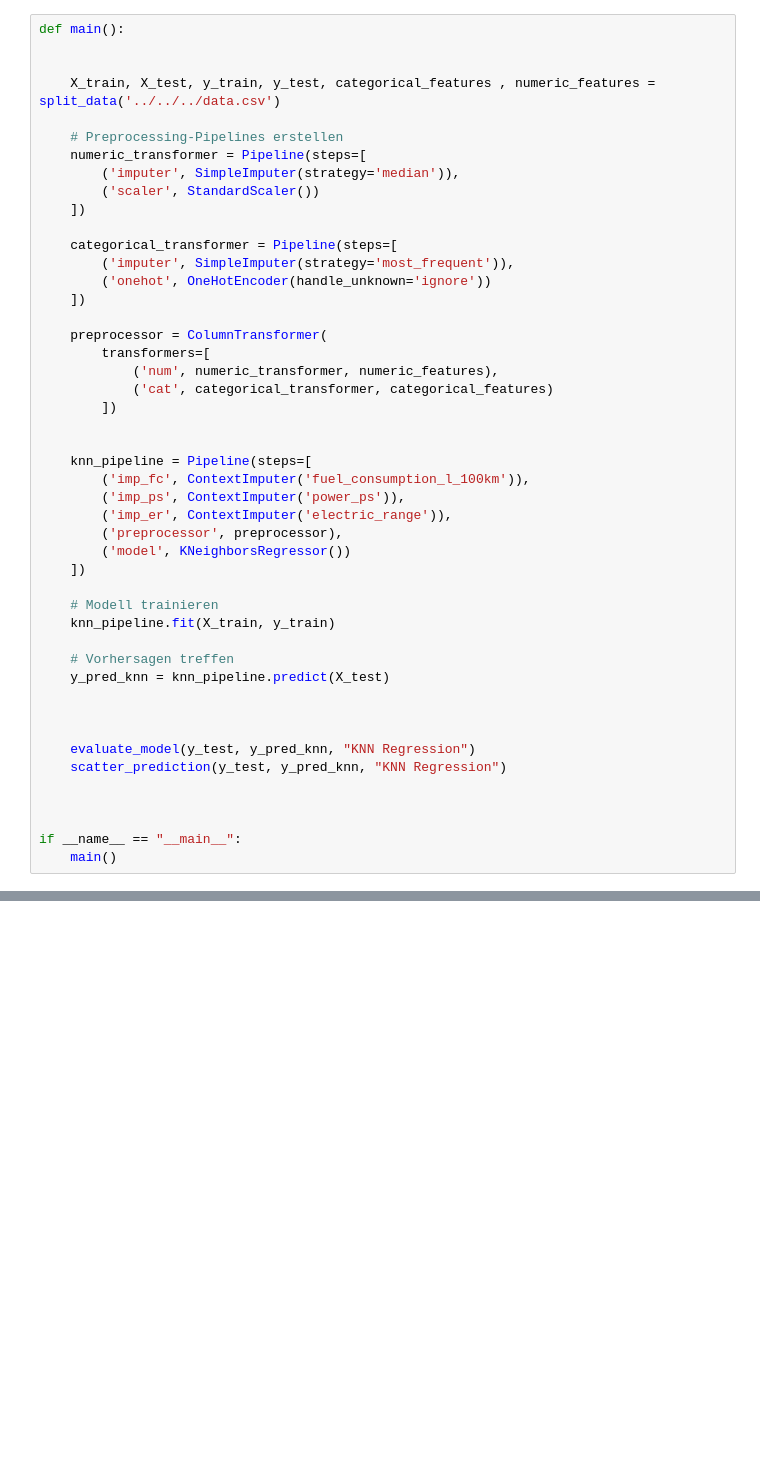
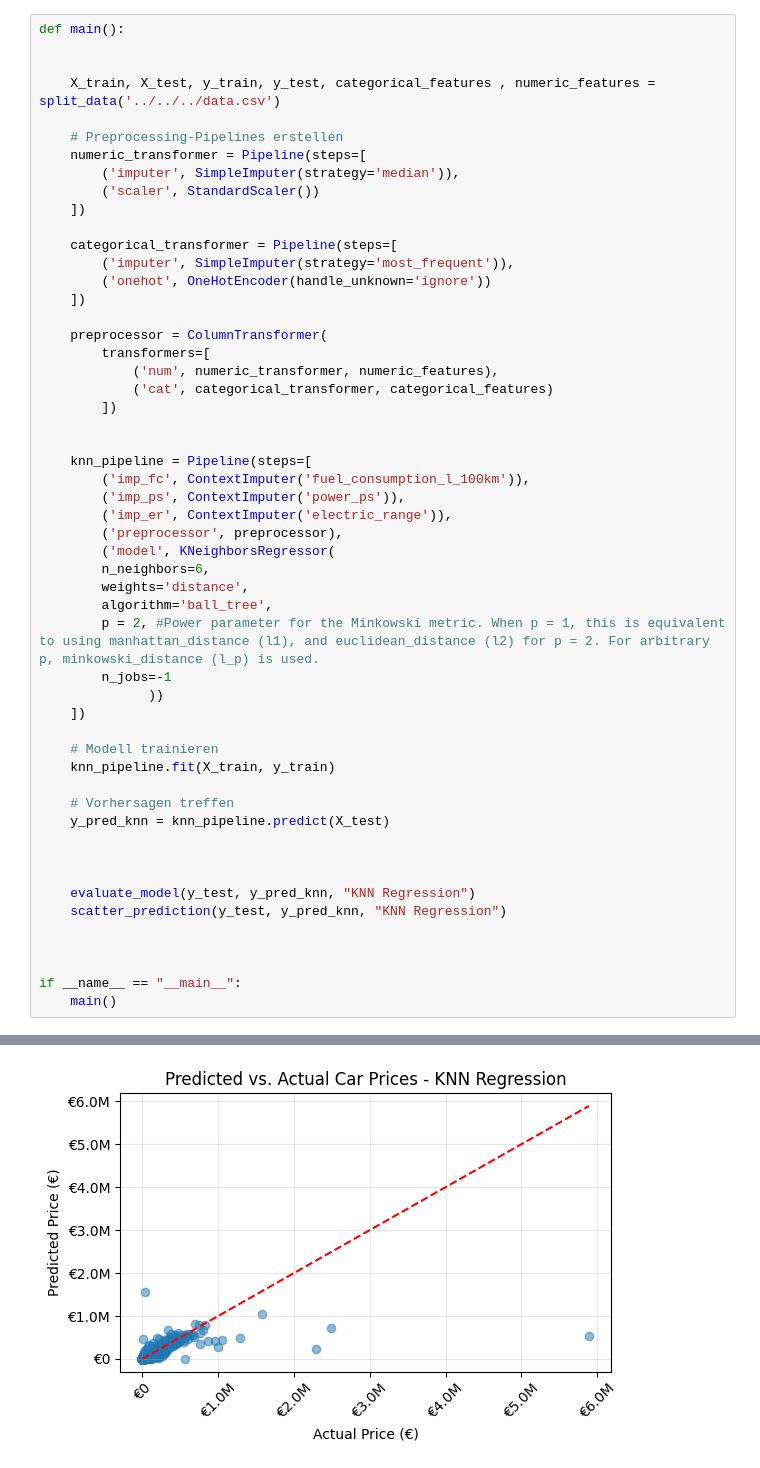
Before and after one commit to kiljos/data_mining, a Jupyter notebook: models/knn/all_fuel_types/knn_impute.ipynb, the cells around one changed output, grey strips where cells are left out. Cells and saved outputs as stored; diff of their text form; blank space fills up the shorter version.

```diff
--- a/models/knn/all_fuel_types/knn_impute.ipynb
+++ b/models/knn/all_fuel_types/knn_impute.ipynb
@@ -52,7 +52,13 @@ def main():
         ('imp_ps', ContextImputer('power_ps')),
         ('imp_er', ContextImputer('electric_range')),
         ('preprocessor', preprocessor),
-        ('model', KNeighborsRegressor())
+        ('model', KNeighborsRegressor(
+        n_neighbors=6,
+        weights='distance',
+        algorithm='ball_tree',
+        p = 2, #Power parameter for the Minkowski metric. When p = 1, this is equivalent to using manhattan_distance (l1), and euclidean_distance (l2) for p = 2. For arbitrary p, minkowski_distance (l_p) is used.
+        n_jobs=-1
+              ))
     ])
 
     # Modell trainieren
@@ -79 +85,2 @@ R²: 0.51
 ------------------------------
+[figure, added]
```
Also changed, not shown: parts of 2 cells of this notebook, 7 other files.
